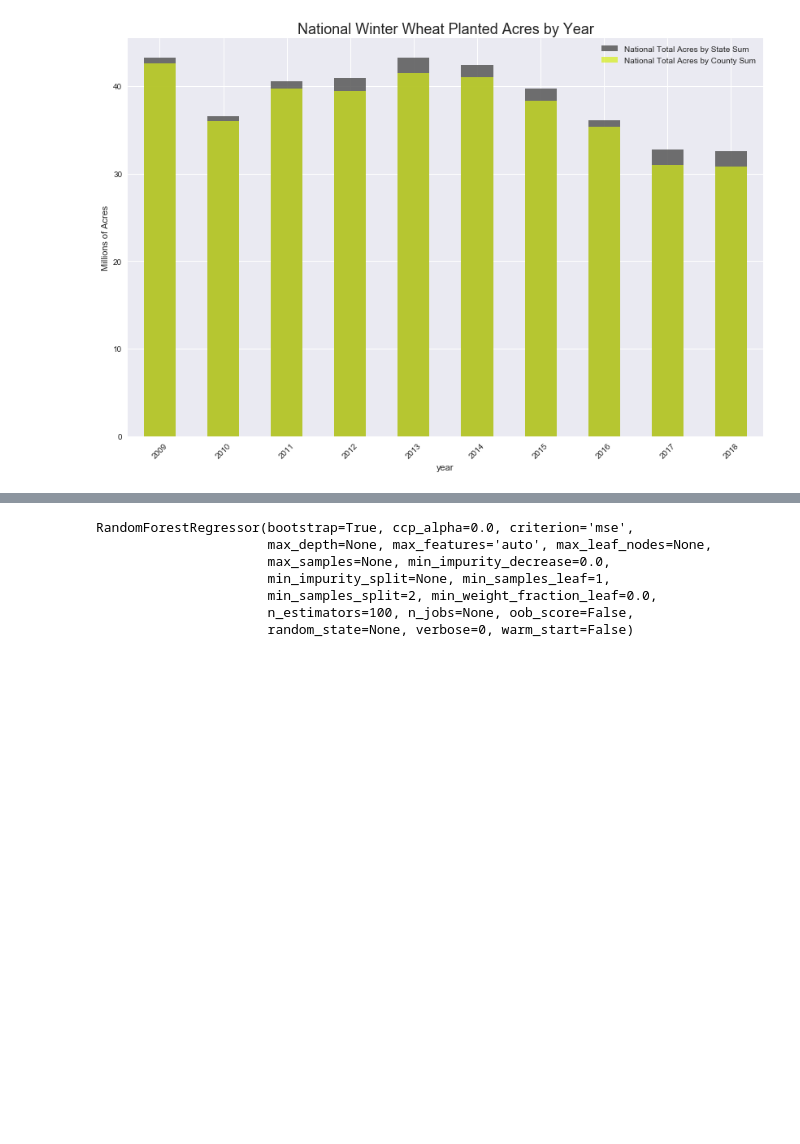
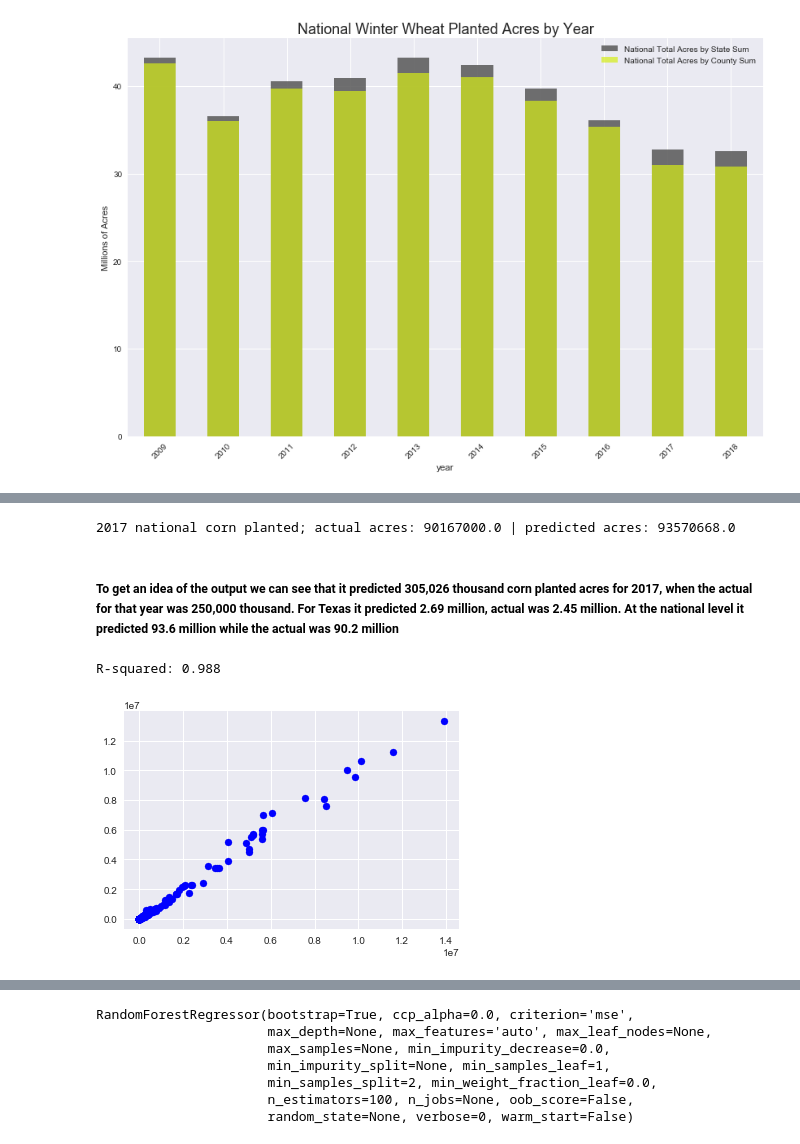
Before and after one commit to nomadtomas/State_Of_Agriculture, a Jupyter notebook: commodity_eda.ipynb, the cells around one changed output, grey strips where cells are left out. Drawn from its saved outputs; the diff is of its cells as text; code cells hidden in the pictures; blank space fills up the shorter version.

```diff
--- a/commodity_eda.ipynb
+++ b/commodity_eda.ipynb
@@ -281,0 +229,13 @@ X_test_19 = test_df.query("year == 2019").drop('corn_plt', axis=1)
+# %%
+cols = ['year', 'state', 'corn_plt','soy_plt', 'ww_plt', 'ct_plt']
+#removed Other States aggregate from dataframe
+data = all_st_df[cols].query("state != 'OTHER STATES'")
+data.sort_values(['year','state'], inplace=True)
+# %%
+#splitting my data into training and test
+train_df = data.query("year < 2018")
+test_df = data.query("year > 2017")
+# %%
+#converting states to dummie variables
+train_df = pd.get_dummies(data=train_df, columns=['state'])
+test_df = pd.get_dummies(data=test_df, columns=['state'])
@@ -281,0 +266,4 @@ X_test_19 = test_df.query("year == 2019").drop('corn_plt', axis=1)
+# %%
+#x_train data will be test on year 2016, and y_train data will be tested on year 2017
+y_test = train_df.query("year == 2017")
+X_test = train_df.query("year == 2016")
@@ -281,0 +320,16 @@ X_test_19 = test_df.query("year == 2019").drop('corn_plt', axis=1)
+# %%
+print("2017 national corn planted; actual acres: {} | predicted acres: {}".format(sum(all_st_df.query("year==2017")['corn_plt']), sum(pred_df['corn_plt'])))
+# %% [output]
+2017 national corn planted; actual acres: 90167000.0 | predicted acres: 93570668.0
+# %% [markdown]
+##### To get an idea of the output we can see that it predicted 305,026 thousand corn planted acres for 2017, when the actual for that year was 250,000 thousand.  For Texas it predicted 2.69 million, actual was 2.45 million.  At the national level it predicted 93.6 million while the actual was 90.2 million
+# %%
+Ln_reg_R2 = ln_reg.score(X_test, y_test)
+print("R-squared: {:.3f}".format(Ln_reg_R2))
+# %% [output]
+R-squared: 0.988
+# %%
+plt.scatter(X_test, y_test, color ='b')
+plt.show()
+# %% [output]
+[figure, added]
```
Also changed, not shown: parts of 77 cells of this notebook.
